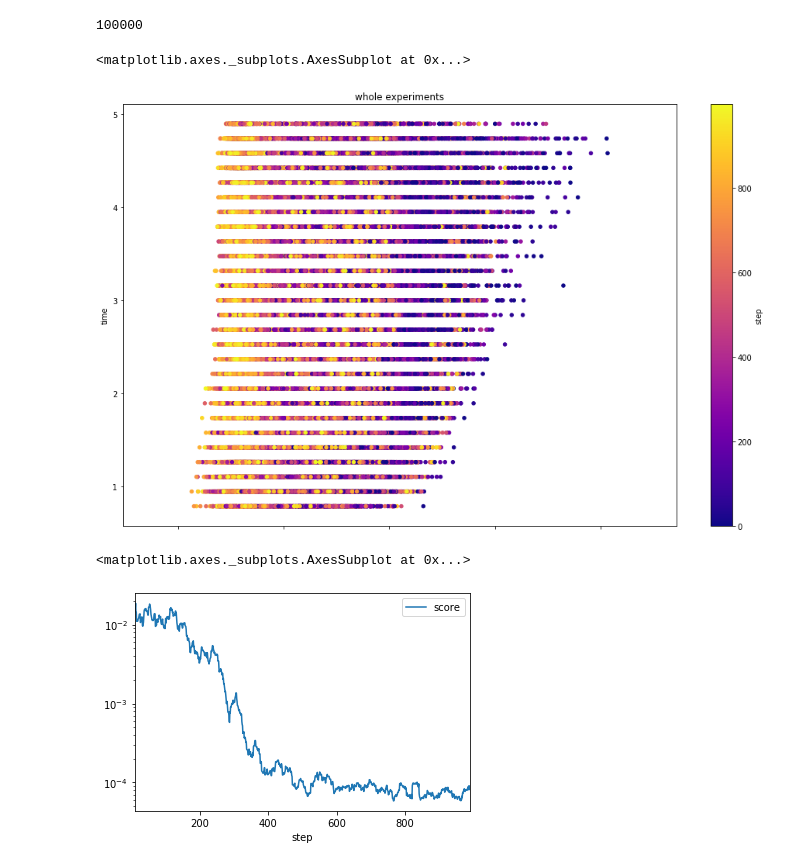
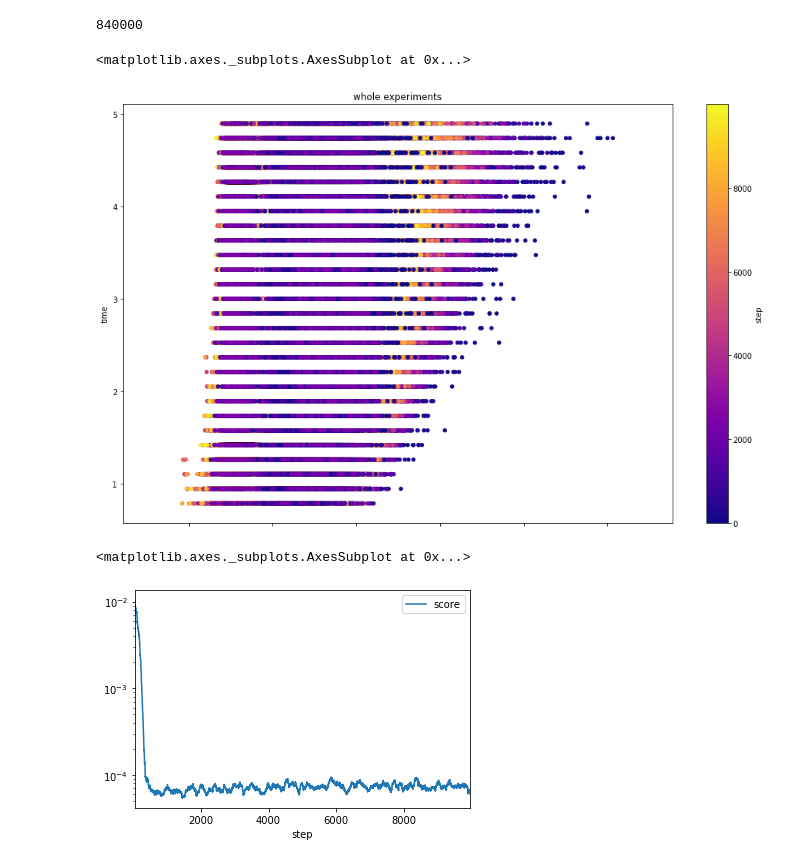
Before and after one commit to yi1306c12/NeuralODE, a Jupyter notebook: analysis.ipynb, the cells around one changed output. Drawn from its saved outputs; the diff is of its cells as text; code cells hidden in the pictures.

```diff
--- a/analysis.ipynb
+++ b/analysis.ipynb
@@ -1,7 +1,7 @@
 # %%
 import pathlib
 import pandas
-path = pathlib.Path('/home/yi/MEGAsync/NeuralODE_Resuls/spiral2d_experiment/20191112_010728/')
+path = pathlib.Path('/home/yi/MEGAsync/NeuralODE_Resuls/spiral2d_experiment/20191113_033526/')
 pandas.read_csv(path/'1'/'loss.csv', index_col=0, header=None, names=['step', 'loss', 'time']).tail()
 # %% [output]
 |  | loss | time |
@@ -20,8 +19,8 @@ pandas.read_csv(path/'1'/'loss.csv', header=None, names=['step', 'loss', 'time']
 # %%
-results = pandas.concat([pandas.read_csv(path/str(i+1)/'loss.csv', header=None, names=['step', 'loss', 'time']) for i in range(100)], axis=0)
+results = pandas.concat([pandas.read_csv(path/str(i+1)/'loss.csv', header=None, names=['step', 'loss', 'time']) for i in range(84)], axis=0)
 len(results)
 # %% [output]
-100000
+840000
 # %%
 from matplotlib import cm
 pandas.concat(
@@ -34,11 +33,11 @@ pandas.concat(
 )
 # %% [output]
 <matplotlib.axes._subplots.AxesSubplot at 0x...>
-[figure, old version]
+[figure, new version]
 # %%
 result1 = pandas.read_csv(path/'1'/'loss.csv', header=None, names=['step', 'loss', 'time'])
 result1['score'] = result1['loss']/result1['time']
-result1.rolling(20, center=True).mean().plot('step', 'score', logy=True)
+result1.rolling(100, center=True).mean().plot('step', 'score', logy=True)
 # %% [output]
 <matplotlib.axes._subplots.AxesSubplot at 0x...>
-[figure, old version]
+[figure, new version]
```
Also changed, not shown: parts of 7 cells of this notebook, 1 other file.
